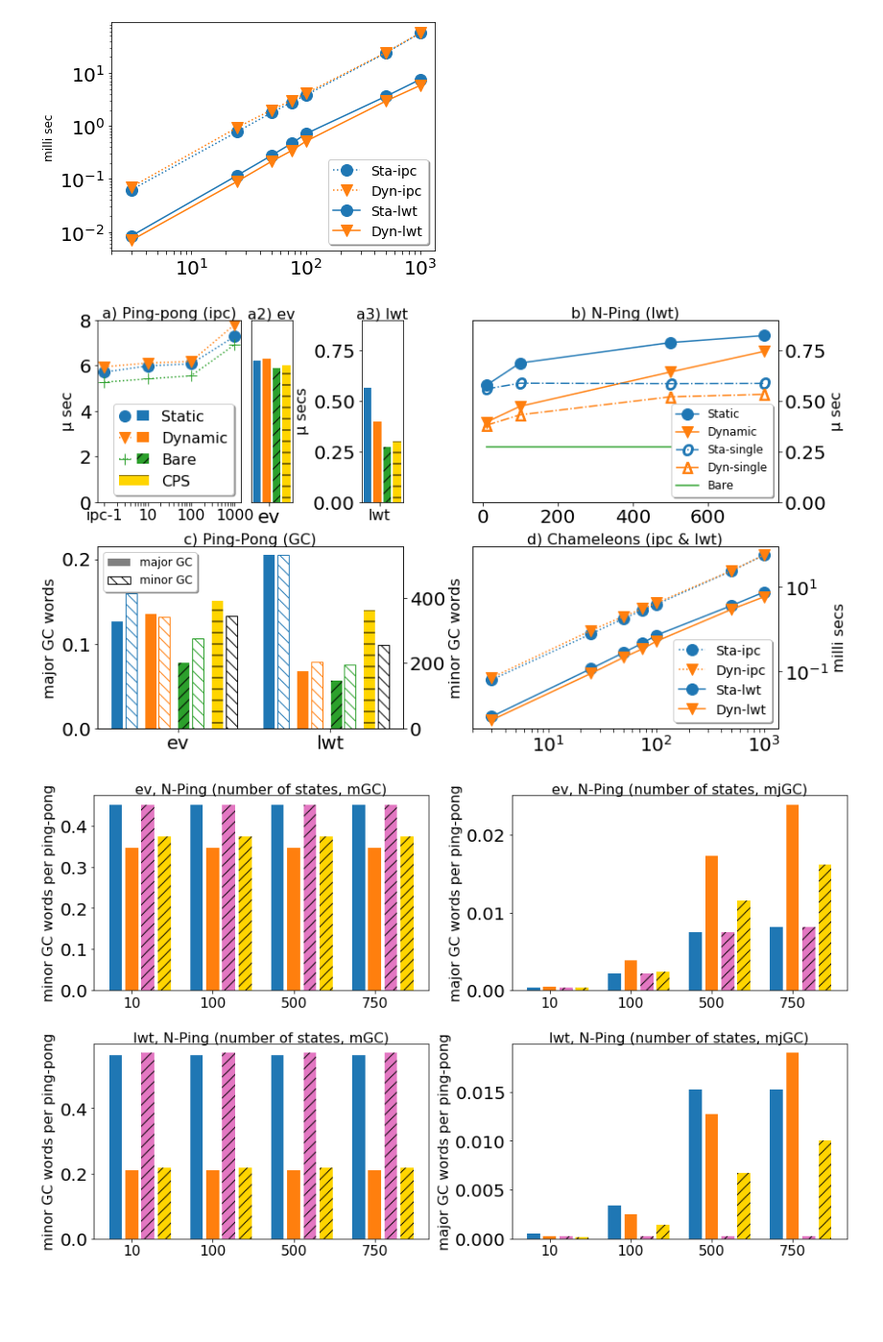
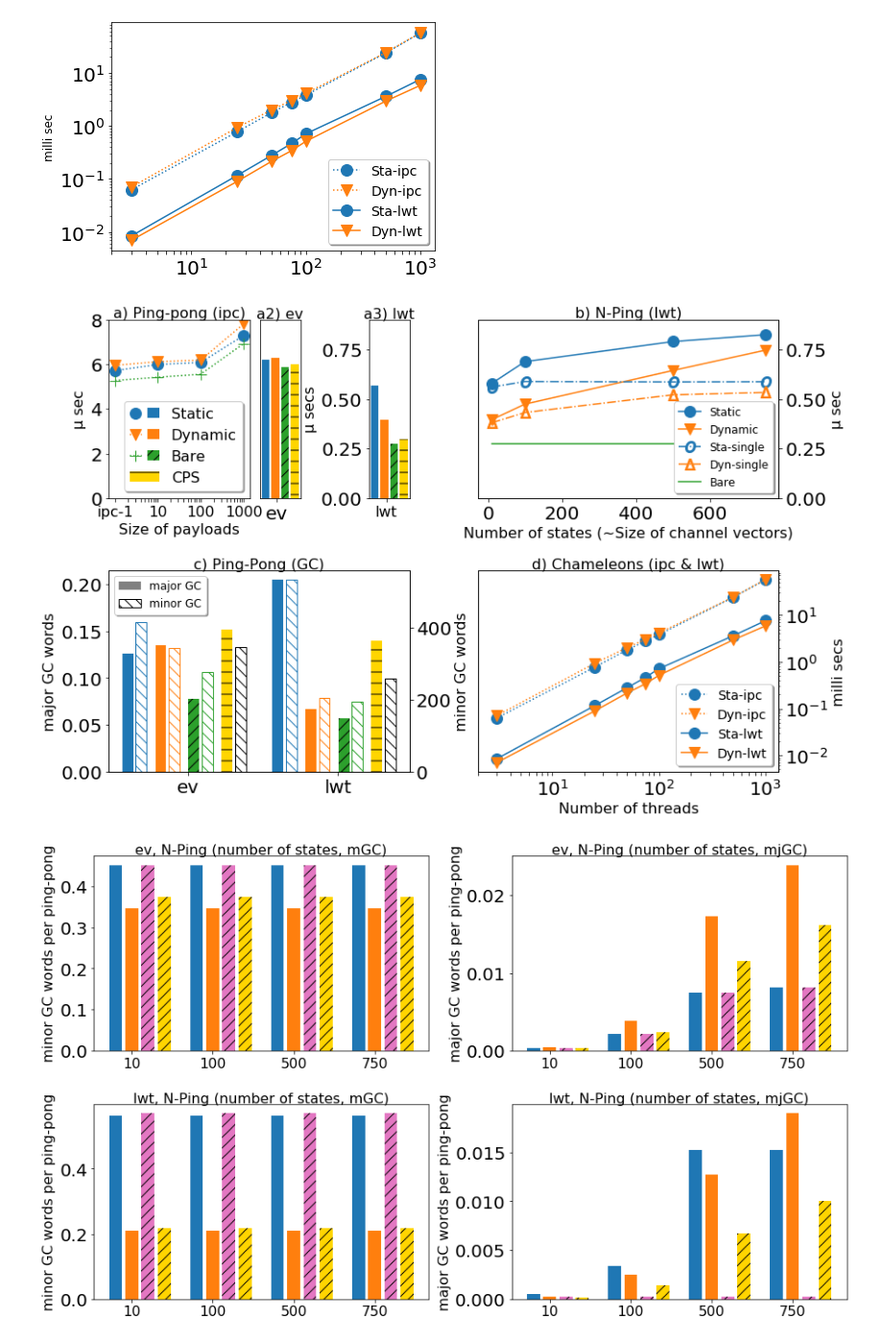
Before and after one commit to keigoi/ocaml-mpst, a Jupyter notebook: benchmark/graphs/Graphs.ipynb, the cells around one changed output. Shown: that part at 96% size. Drawn from its saved outputs; the diff is of its cells as text; code cells hidden in the pictures; blank space fills up the shorter version.

Commit message:
graph

```diff
--- a/benchmark/graphs/Graphs.ipynb
+++ b/benchmark/graphs/Graphs.ipynb
@@ -406,12 +406,13 @@ title_params = {
 }
 
 fig = plt.figure()
-fig.set_figheight(8)
+fig.set_figheight(9)
 fig.set_figwidth(13)
-sep = 9
+sep = 8
 
 gs = plt.GridSpec(20, 80, figure=fig)
 ax = fig.add_subplot(gs[0:sep,0:17])
+ax.set_xlabel('Size of payloads', fontsize=16)
 ax.set_ylabel('μ sec', fontsize=16)
 ax2 = fig.add_subplot(gs[0:sep,18:23])
 ax3 = fig.add_subplot(gs[0:sep,31:36])
@@ -431,34 +432,36 @@ ax3.set_ylabel('µ secs', fontsize=16)
 
 #ax4 = fig.add_subplot(gs[0:sep,50:80])
 ax4 = fig.add_subplot(gs[0:sep,44:80])
 show_nping_time(ax4)
 ax4.set_title('b) N-Ping (lwt)', **title_params)
 ax4.yaxis.set_visible(False)
+ax4.set_xlabel('Number of states (~Size of channel vectors)', fontsize=16)
 
 ax.set_ylim(ymin=0, ymax=8)
 ax2.set_ylim(ymin=0, ymax=8)
 
 ax3.set_ylim(ymin=0, ymax=0.9)
 ax4.set_ylim(ymin=0, ymax=0.9)
 
 
 
 ax5 = fig.add_subplot(gs[11:20,0:36])
 show_mem(ax5)
 ax5.set_title('c) Ping-Pong (GC)', **title_params)
 
 ax6 = fig.add_subplot(gs[11:20,44:80])
 ax6tw = ax6.twinx()
 show_chameleons(ax6tw)
 ax6.yaxis.set_visible(False)
 ax6tw.set_ylabel('milli secs', fontsize=16)
 ax6.set_title('d) Chameleons (ipc & lwt)', **title_params)
+ax6.set_xlabel('Number of threads', fontsize=16)
 
 plt.tight_layout()
 plt.savefig('main_graph.pdf', format='pdf', pad_inches=0)
 plt.show()
 # %% [output]
-[figure, old version]
+[figure, new version]
 # %%
 def show_chameleons_ipc():
     ipc_dyn = [
```
Also changed, not shown: parts of 1 cell of this notebook, 2 other files.
